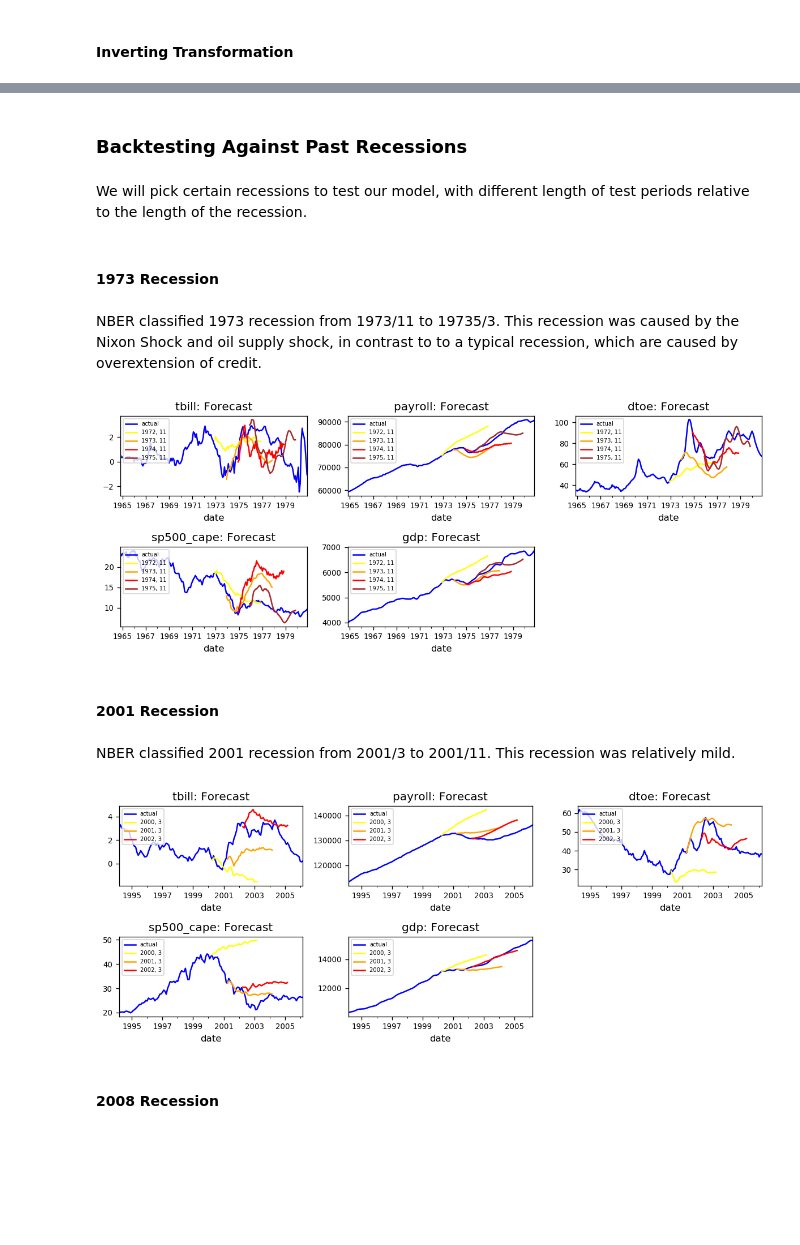
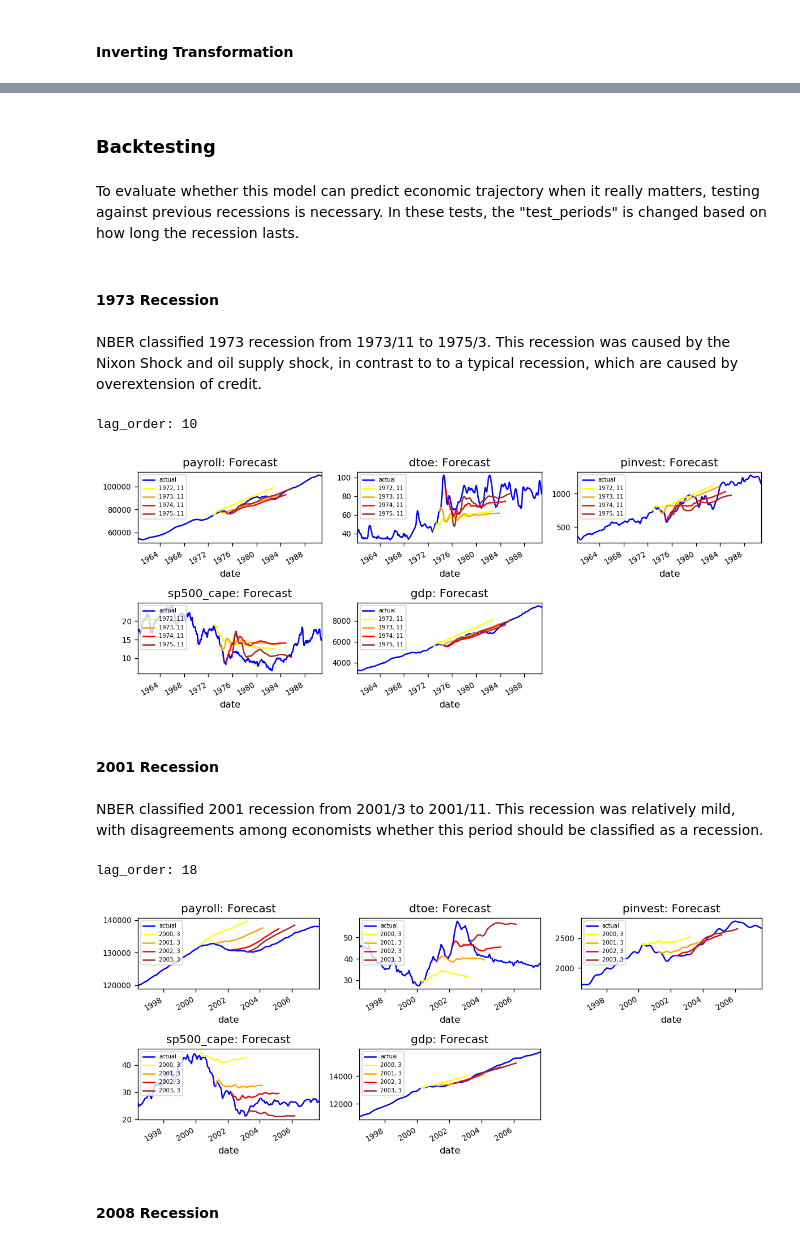
Before and after one commit to jiajunyuan/python-recession-forecaster, a Jupyter notebook: recession_forecaster.ipynb, the cells around one changed output, grey strips where cells are left out. Saved outputs shown, nothing was run; the diff lists cells and outputs as text; code cells hidden in the pictures; blank space fills up the shorter version.

```diff
--- a/recession_forecaster.ipynb
+++ b/recession_forecaster.ipynb
@@ -515,6 +613,6 @@ def set_coint_lag_order(data_input, det_order, max_lag, significance=0.05):
             return i
         else:
             '''if all return false, use FPE values from model selection'''
-            model = VAR(data_input, freq='MS')
+            model = VAR(data_input)
             model_fitted = model.fit(maxlags=24, ic='fpe')
             return model_fitted.k_ar
@@ -535,8 +664,9 @@ data = data.set_index('date')
 data['tbill_10y'] = data['tbill_10y'] - data['tbill_3m']
 data = data.drop('tbill_3m', axis=1).rename(columns={'tbill_10y':'tbill'})
 
-data = data.drop(['cpiu', 'pinvest'], axis=1)
-data_trans = data.diff(1).dropna()
+data = data.drop(['tbill', 'cpiu'], axis=1)
+data_cube_root = data ** (1/3)
+data_trans = data_cube_root.diff(1).dropna()
 
 train, test = data[0:-test_periods], data[-test_periods:]
 train_trans = data_trans[0:-test_periods]
@@ -564,6 +694,6 @@ None
 # %% [markdown]
 Running the following functions returns the VAR model.
 # %%
-train_model = VAR(train_trans, freq='MS')
+train_model = VAR(train_trans)
 train_model_fitted = train_model.fit(lag_order)
-train_model_fitted.summary()
+# train_model_fitted.summary()
@@ -651,0 +746,6 @@ train_forecast_reverse
+# %%
+train_trans_cumsum = train_trans.cumsum()
+train_trans_cumsum.tail()
+
+train_forecast_reverse = (train_forecast.cumsum() + train_trans_cumsum.iloc[-1, :] + data_cube_root.iloc[0, :]) ** 3
+train_forecast_reverse
@@ -768,25 +890,27 @@ var_combined(data, lag_order=lag_order, start_date_1='2019, 4', test_periods=24)
 # %% [markdown]
-### Backtesting Against Past Recessions
+### Backtesting
-# %% [markdown]
-We will pick certain recessions to test our model, with different length of test periods relative to the length of the recession.
+# %% [markdown]
+To evaluate whether this model can predict economic trajectory when it really matters, testing against previous recessions is necessary. In these tests, the "test_periods" is changed based on how long the recession lasts.
 # %% [markdown]
 #### 1973 Recession
 # %% [markdown]
-NBER classified 1973 recession from 1973/11 to 19735/3. This recession was caused by the Nixon Shock and oil supply shock, in contrast to to a typical recession, which are caused by overextension of credit.
+NBER classified 1973 recession from 1973/11 to 1975/3. This recession was caused by the Nixon Shock and oil supply shock, in contrast to to a typical recession, which are caused by overextension of credit.
 # %%
-var_combined(data, lag_order=lag_order, start_date_1='1972, 11', start_date_2='1973, 11',
-             start_date_3='1974, 11', start_date_4='1975, 11', test_periods=48)
+var_combined(data, test_periods=48, start_date_1='1972, 11', start_date_2='1973, 11',
+             start_date_3='1974, 11', start_date_4='1975, 11')
 # %% [output]
+lag_order: 10
-[figure, old version]
+[figure, new version]
 # %% [markdown]
 #### 2001 Recession
 # %% [markdown]
-NBER classified 2001 recession from 2001/3 to 2001/11. This recession was relatively mild.
+NBER classified 2001 recession from 2001/3 to 2001/11. This recession was relatively mild, with disagreements among economists whether this period should be classified as a recession.
 # %%
-var_combined(data, lag_order=lag_order, start_date_1='2000, 3', start_date_2='2001, 3',
-             start_date_3='2002, 3', test_periods=36)
+var_combined(data, test_periods=36, start_date_1='2000, 3', start_date_2='2001, 3',
+             start_date_3='2002, 3', start_date_4='2003, 3')
 # %% [output]
+lag_order: 18
-[figure, old version]
+[figure, new version]
 # %% [markdown]
 #### 2008 Recession
 # %% [markdown]
```
Also changed, not shown: parts of 96 cells of this notebook, 4 other files.
